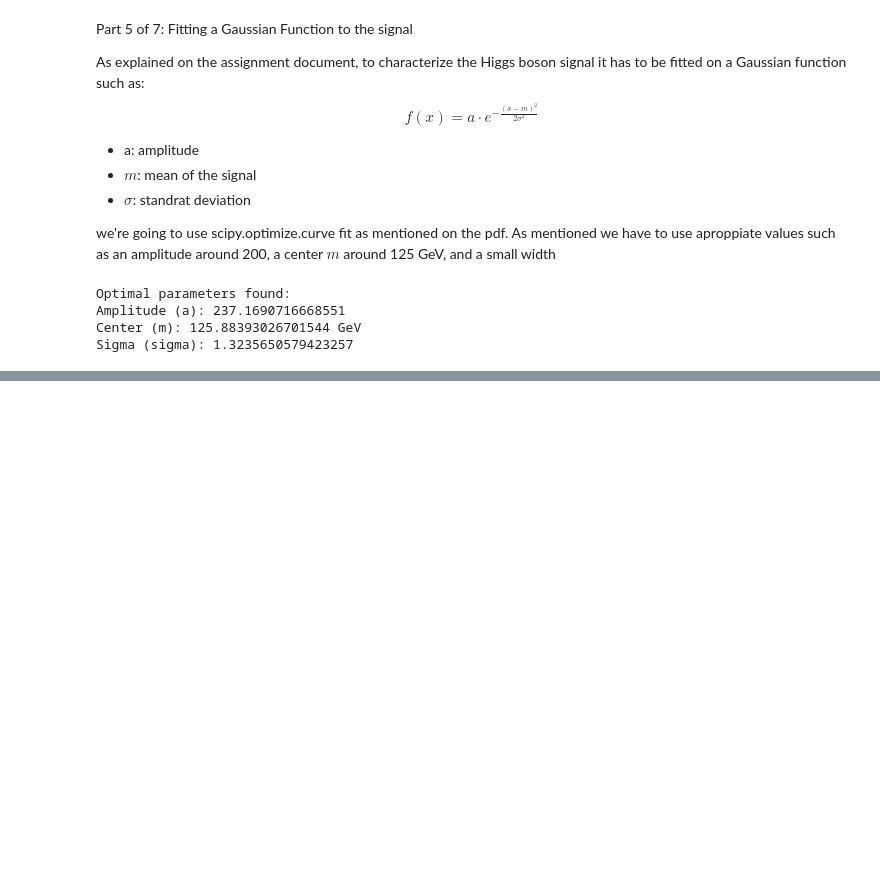
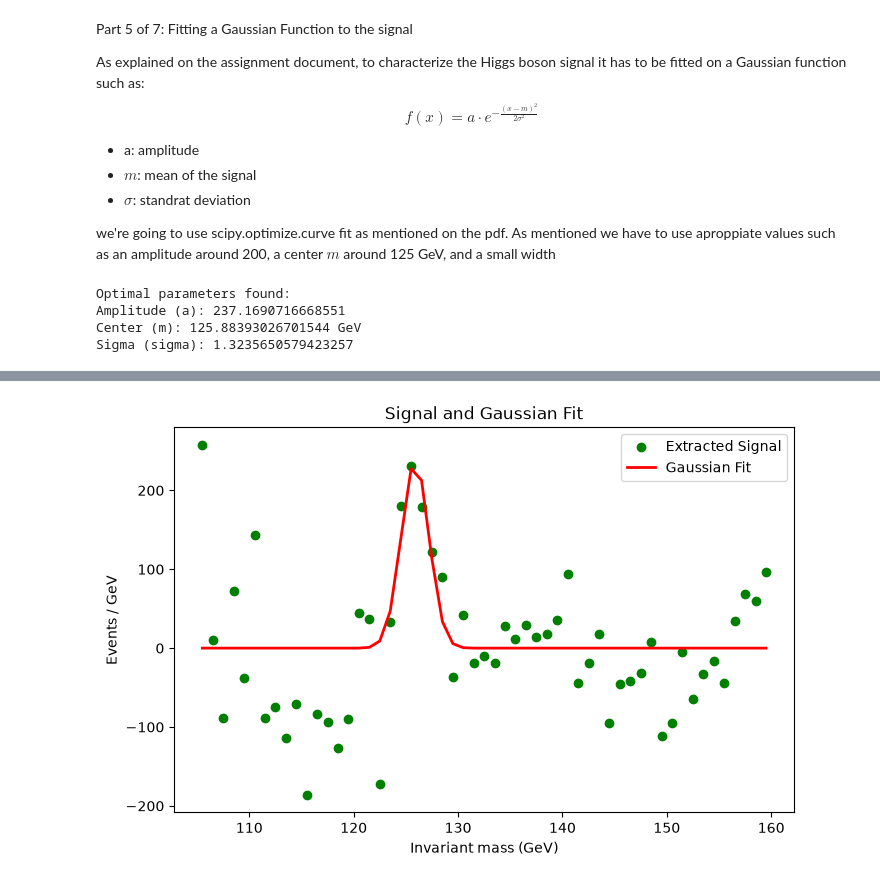
Before and after one commit to taro-py/Numerical-Modeling-on-Python, a Jupyter notebook: assignment1/part1/Neizan_RoggieMartinez_part1.ipynb, the cells around one changed output, grey strips where cells are left out. Drawn from its saved outputs; the diff is of its cells as text; code cells hidden in the pictures; blank space fills up the shorter version.

Commit message:
ploting the signal data and the fitted gaussian function with the optimal parameters found

```diff
--- a/assignment1/part1/Neizan_RoggieMartinez_part1.ipynb
+++ b/assignment1/part1/Neizan_RoggieMartinez_part1.ipynb
@@ -142,0 +150,17 @@ the found parameters make sense for this reasons:
+# %%
+#plotting the data
+plt.figure(figsize=(8, 5))
+
+plt.scatter(mass_GeV, signal, color='green', label="Extracted Signal")
+
+#calling the gaussian function with the parameters found on the 5th exercise
+plt.plot(mass_GeV, gaussian(mass_GeV, a_opt, m_opt, sigma_opt), color='red', linewidth=2, label="Gaussian Fit")
+
+plt.xlabel("Invariant mass (GeV)")
+plt.ylabel("Events / GeV")
+plt.title("Signal and Gaussian Fit")
+
+plt.legend()
+plt.show()
+# %% [output]
+[figure, added]
```
Also changed, not shown: parts of 2 cells of this notebook.
